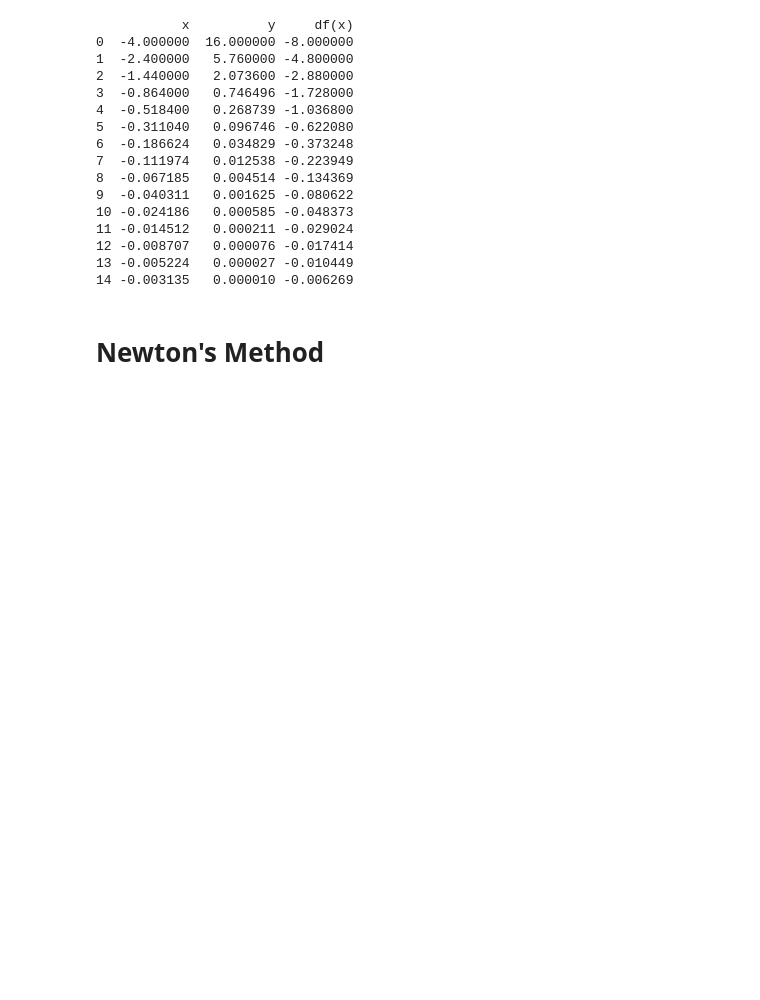
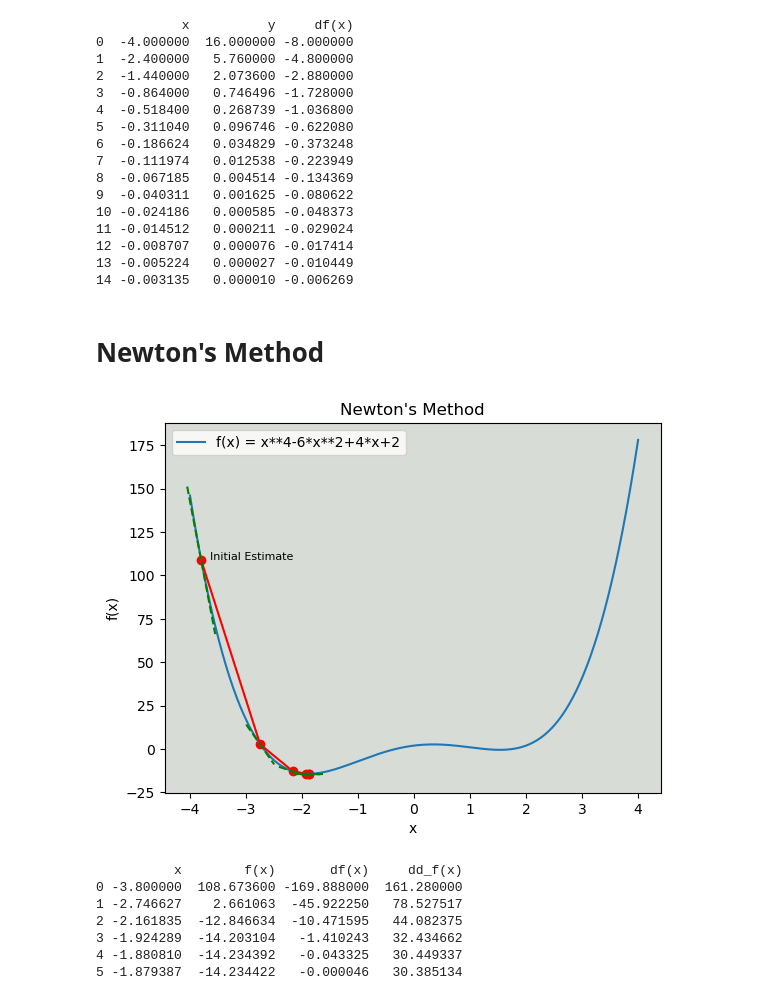
Before and after one commit to JosephPassant/maths_and_stats_disc_forum_1, a Jupyter notebook: disc_forum_1_examples.ipynb, the cells around one changed output. Cells and saved outputs as stored; diff of their text form; code cells hidden in the pictures; blank space fills up the shorter version.

Commit message:
updated newton's method chart labelling

```diff
--- a/disc_forum_1_examples.ipynb
+++ b/disc_forum_1_examples.ipynb
@@ -121,31 +121,40 @@ for i in range(100):
     if abs(df(x)) < convergence_criteria: # Checks if the derivative is less than the convergence criteria
         break # Breaks out of the loop if the convergence criteria is met
     else:
         x = x - df(x) / ddf(x) # Updates the value of x to the next value in the gradient descent sequence
         continue # Continues to the next iteration of the loop
 
 # Plot the function and values for each iteration of the Newton's method algorithm
 x = np.linspace(-4, 4, 500) # 500 points between -4 and 4
 y = f(x)
 plt.plot(x, y, label="f(x) = x**4-6*x**2+4*x+2")
 
 # Plot the Newton's method iterations as a scatter plot and connect them with a line in red
 plt.plot(newtons_method_df['x'], newtons_method_df['f(x)'], color='red')
 plt.scatter(newtons_method_df['x'], newtons_method_df['f(x)'], color='red')
 
 # Plot the tangent line at each point in the Newton's method iterations
 for i in range(len(newtons_method_df['x'])):
     x_tangent = np.linspace(newtons_method_df['x'][i] - 0.25, newtons_method_df['x'][i] + 0.25, 1000)
     y_tangent = f(newtons_method_df['x'][i]) + df(newtons_method_df['x'][i]) * (x_tangent - newtons_method_df['x'][i])
     plt.plot(x_tangent, y_tangent, 'g--', linewidth=1.5)
 
-plt.text(newtons_method_df['x'][0]+0.15, newtons_method_df['f(x)'][0]+0.15, 'Initial Guess', fontsize=8) # Plot the initial guess
+plt.text(newtons_method_df['x'][0]+0.15, newtons_method_df['f(x)'][0]+0.15, 'Initial Estimate', fontsize=8) # Plot the initial guess
 plt.legend()
 plt.xlabel('x')
 plt.ylabel('f(x)')
 plt.title("Newton's Method")
 plt.gca().set_facecolor('xkcd:light grey') # change plot area to grey
 plt.show()
 
 # print table of the d
 print(newtons_method_df)
+# %% [output]
+[figure, added]
+          x        f(x)       df(x)     dd_f(x)
+0 -3.800000  108.673600 -169.888000  161.280000
+1 -2.746627    2.661063  -45.922250   78.527517
+2 -2.161835  -12.846634  -10.471595   44.082375
+3 -1.924289  -14.203104   -1.410243   32.434662
+4 -1.880810  -14.234392   -0.043325   30.449337
+5 -1.879387  -14.234422   -0.000046   30.385134
```
